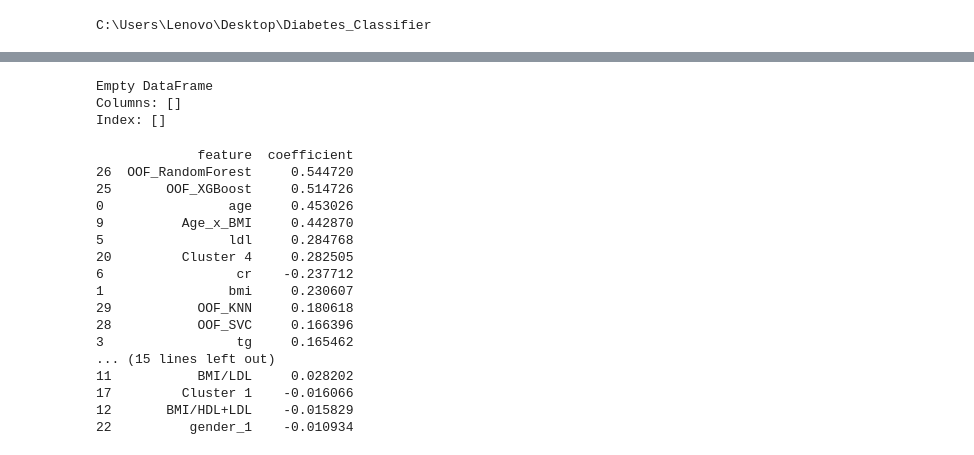
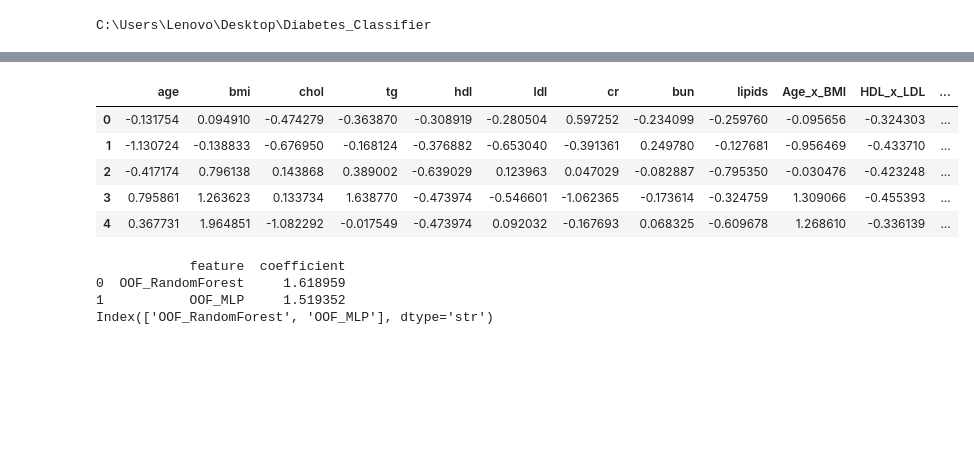
Before and after one commit to 13lend1/Diabetes-Classification, a Jupyter notebook: notebooks/model.ipynb, the cells around one changed output, grey strips where cells are left out. Cells and saved outputs as stored; diff of their text form; code cells hidden in the pictures; blank space fills up the shorter version.

```diff
--- a/notebooks/model.ipynb
+++ b/notebooks/model.ipynb
@@ -252,27 +322,18 @@ X_train_scaled.iloc[:,-4:].corr()
 # %%
-print(oof)
+X_train_scaled.head()
 # %% [output]
-Empty DataFrame
-Columns: []
-Index: []
+|  | age | bmi | chol | tg | hdl | ldl | cr | bun | lipids | Age_x_BMI | HDL_x_LDL | ... |
+| 0 | -0.131754 | 0.094910 | -0.474279 | -0.363870 | -0.308919 | -0.280504 | 0.597252 | -0.234099 | -0.259760 | -0.095656 | -0.324303 | ... |
+| 1 | -1.130724 | -0.138833 | -0.676950 | -0.168124 | -0.376882 | -0.653040 | -0.391361 | 0.249780 | -0.127681 | -0.956469 | -0.433710 | ... |
+| 2 | -0.417174 | 0.796138 | 0.143868 | 0.389002 | -0.639029 | 0.123963 | 0.047029 | -0.082887 | -0.795350 | -0.030476 | -0.423248 | ... |
+| 3 | 0.795861 | 1.263623 | 0.133734 | 1.638770 | -0.473974 | -0.546601 | -1.062365 | -0.173614 | -0.324759 | 1.309066 | -0.455393 | ... |
+| 4 | 0.367731 | 1.964851 | -1.082292 | -0.017549 | -0.473974 | 0.092032 | -0.167693 | 0.068325 | -0.609678 | 1.268610 | -0.336139 | ... |
 # %%
-feature_cols=X_train_scaled.columns
+feature_cols=oof.columns
 meta_x_model.feature_importance(feature_cols)
+print(feature_cols)
 # %% [output]
-             feature  coefficient
-26  OOF_RandomForest     0.544720
-25       OOF_XGBoost     0.514726
-0                age     0.453026
-9          Age_x_BMI     0.442870
-5                ldl     0.284768
-20         Cluster 4     0.282505
-6                 cr    -0.237712
-1                bmi     0.230607
-29           OOF_KNN     0.180618
-28           OOF_SVC     0.166396
-3                 tg     0.165462
-... (15 lines left out)
-11           BMI/LDL     0.028202
-17         Cluster 1    -0.016066
-12       BMI/HDL+LDL    -0.015829
-22          gender_1    -0.010934
+            feature  coefficient
+0  OOF_RandomForest     1.618959
+1           OOF_MLP     1.519352
+Index(['OOF_RandomForest', 'OOF_MLP'], dtype='str')
```
Also changed, not shown: parts of 24 cells of this notebook, 9 other files.
